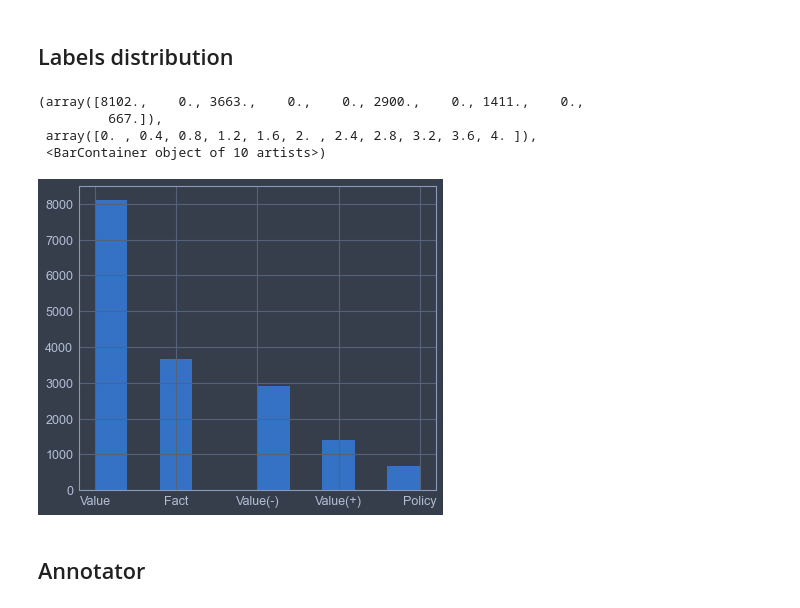
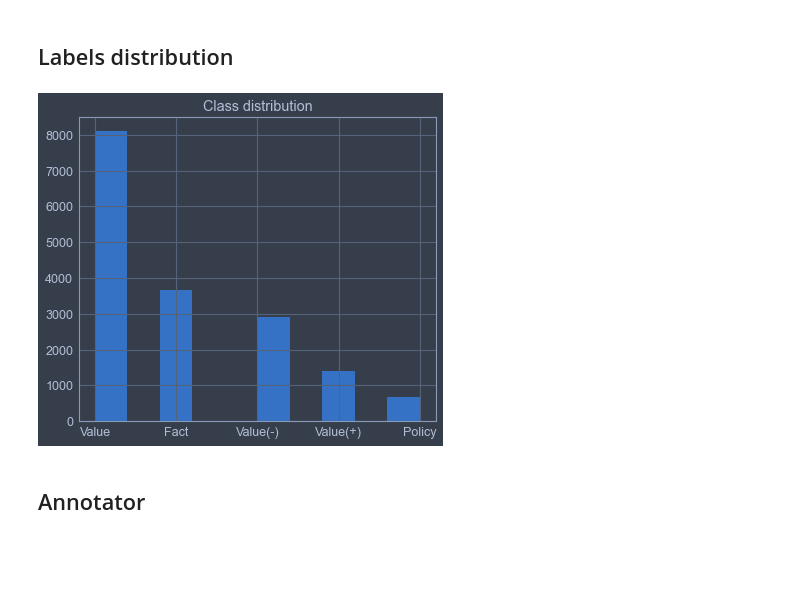
Before and after one commit to Caio-Nogueira/FEUP-PLN, a Jupyter notebook: exploratory_analysis.ipynb, the cells around one changed output. Saved outputs shown, nothing was run; the diff lists cells and outputs as text; code cells hidden in the pictures; blank space fills up the shorter version.

```diff
--- a/exploratory_analysis.ipynb
+++ b/exploratory_analysis.ipynb
@@ -9,7 +9,7 @@ import seaborn as sb
 import numpy as np
 
 articles = pd.read_excel("data/OpArticles.xlsx")
-ADUs = pd.read_excel("data/OpArticles_ADUs.xlsx")
+ADUs = pd.read_excel("data/ADUs_pre-processed.xlsx")
 # %%
 from jupyterthemes import jtplot
 
@@ -18,12 +18,10 @@ jtplot.style(theme='onedork')
 ## Labels distribution
 # %%
 plt.hist(ADUs["label"])
+plt.title("Class distribution")
+plt.savefig("./statistics/class_distribution.png")
 # %% [output]
-(array([8102.,    0., 3663.,    0.,    0., 2900.,    0., 1411.,    0.,
-         667.]),
- array([0. , 0.4, 0.8, 1.2, 1.6, 2. , 2.4, 2.8, 3.2, 3.6, 4. ]),
- <BarContainer object of 10 artists>)
-[figure, old version]
+[figure, new version]
 # %% [markdown]
 ## Annotator
 # %%
```
Also changed, not shown: parts of 6 cells of this notebook, 7 other files.
